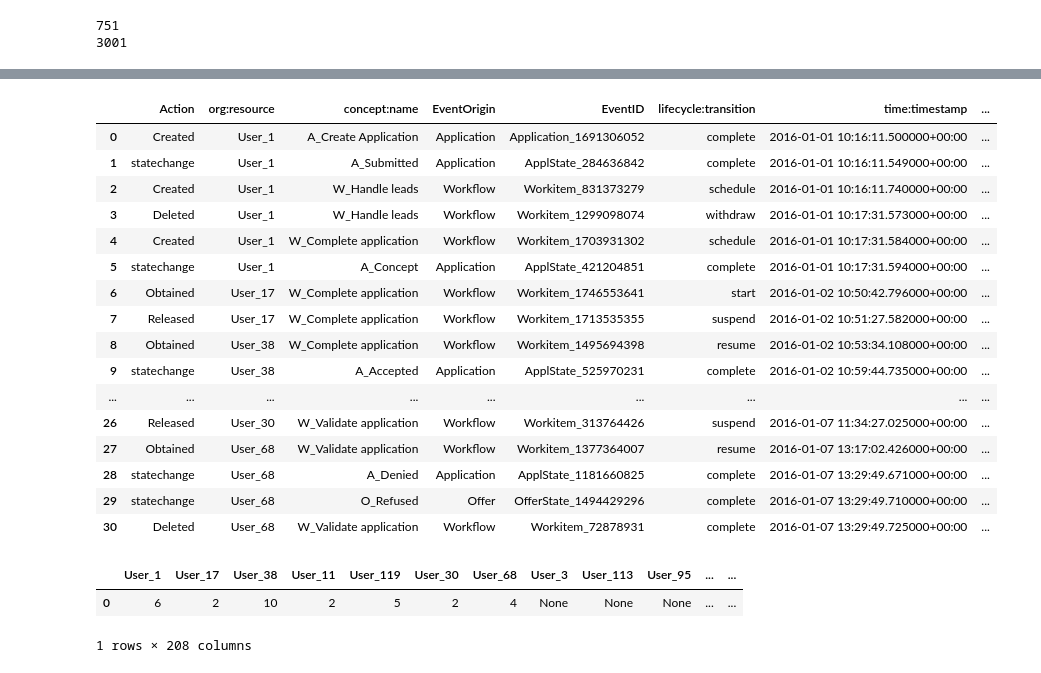
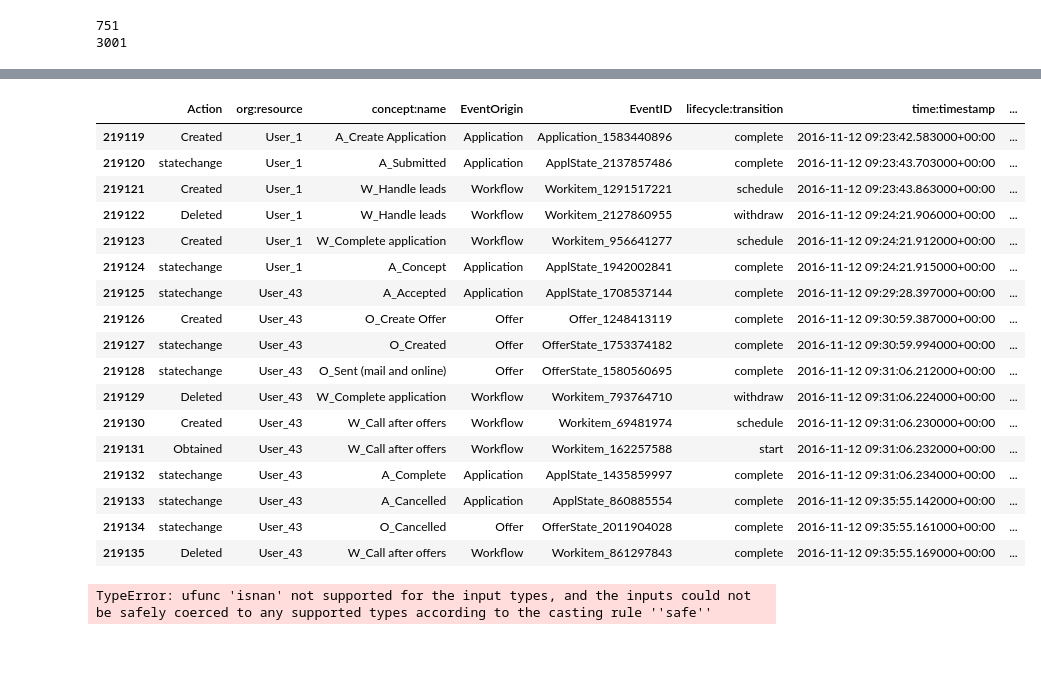
Before and after one commit to bocsardigergely/rtpm_assignment_2, a Jupyter notebook: Part 2-4/data_preprocessing_old.ipynb, the cells around one changed output, grey strips where cells are left out. Cells and saved outputs as stored; diff of their text form; code cells hidden in the pictures.

```diff
--- a/Part 2-4/data_preprocessing_old.ipynb
+++ b/Part 2-4/data_preprocessing_old.ipynb
@@ -63,26 +63,27 @@ target_cols = ['first_timestamp', 'trace_duration', 'case_outcome']
 
 res_cols = org_resource_cols + event_cols + rest_cols + target_cols
 # %%
-tester = train[train['case:concept:name'] == 'Application_1691306052']
+tester = train[train['case:concept:name'] == 'Application_1583440896']
 tester
 # %% [output]
 |  | Action | org:resource | concept:name | EventOrigin | EventID | lifecycle:transition | time:timestamp | ... |
-| 0 | Created | User_1 | A_Create Application | Application | Application_1691306052 | complete | 2016-01-01 10:16:11.500000+00:00 | ... |
-| 1 | statechange | User_1 | A_Submitted | Application | ApplState_284636842 | complete | 2016-01-01 10:16:11.549000+00:00 | ... |
-| 2 | Created | User_1 | W_Handle leads | Workflow | Workitem_831373279 | schedule | 2016-01-01 10:16:11.740000+00:00 | ... |
-| 3 | Deleted | User_1 | W_Handle leads | Workflow | Workitem_1299098074 | withdraw | 2016-01-01 10:17:31.573000+00:00 | ... |
-| 4 | Created | User_1 | W_Complete application | Workflow | Workitem_1703931302 | schedule | 2016-01-01 10:17:31.584000+00:00 | ... |
-| 5 | statechange | User_1 | A_Concept | Application | ApplState_421204851 | complete | 2016-01-01 10:17:31.594000+00:00 | ... |
-| 6 | Obtained | User_17 | W_Complete application | Workflow | Workitem_1746553641 | start | 2016-01-02 10:50:42.796000+00:00 | ... |
-| 7 | Released | User_17 | W_Complete application | Workflow | Workitem_1713535355 | suspend | 2016-01-02 10:51:27.582000+00:00 | ... |
-| 8 | Obtained | User_38 | W_Complete application | Workflow | Workitem_1495694398 | resume | 2016-01-02 10:53:34.108000+00:00 | ... |
-| 9 | statechange | User_38 | A_Accepted | Application | ApplState_525970231 | complete | 2016-01-02 10:59:44.735000+00:00 | ... |
-| ... | ... | ... | ... | ... | ... | ... | ... | ... |
-| 26 | Released | User_30 | W_Validate application | Workflow | Workitem_313764426 | suspend | 2016-01-07 11:34:27.025000+00:00 | ... |
-| 27 | Obtained | User_68 | W_Validate application | Workflow | Workitem_1377364007 | resume | 2016-01-07 13:17:02.426000+00:00 | ... |
-| 28 | statechange | User_68 | A_Denied | Application | ApplState_1181660825 | complete | 2016-01-07 13:29:49.671000+00:00 | ... |
-| 29 | statechange | User_68 | O_Refused | Offer | OfferState_1494429296 | complete | 2016-01-07 13:29:49.710000+00:00 | ... |
-| 30 | Deleted | User_68 | W_Validate application | Workflow | Workitem_72878931 | complete | 2016-01-07 13:29:49.725000+00:00 | ... |
+| 219119 | Created | User_1 | A_Create Application | Application | Application_1583440896 | complete | 2016-11-12 09:23:42.583000+00:00 | ... |
+| 219120 | statechange | User_1 | A_Submitted | Application | ApplState_2137857486 | complete | 2016-11-12 09:23:43.703000+00:00 | ... |
+| 219121 | Created | User_1 | W_Handle leads | Workflow | Workitem_1291517221 | schedule | 2016-11-12 09:23:43.863000+00:00 | ... |
+| 219122 | Deleted | User_1 | W_Handle leads | Workflow | Workitem_2127860955 | withdraw | 2016-11-12 09:24:21.906000+00:00 | ... |
+| 219123 | Created | User_1 | W_Complete application | Workflow | Workitem_956641277 | schedule | 2016-11-12 09:24:21.912000+00:00 | ... |
+| 219124 | statechange | User_1 | A_Concept | Application | ApplState_1942002841 | complete | 2016-11-12 09:24:21.915000+00:00 | ... |
+| 219125 | statechange | User_43 | A_Accepted | Application | ApplState_1708537144 | complete | 2016-11-12 09:29:28.397000+00:00 | ... |
+| 219126 | Created | User_43 | O_Create Offer | Offer | Offer_1248413119 | complete | 2016-11-12 09:30:59.387000+00:00 | ... |
+| 219127 | statechange | User_43 | O_Created | Offer | OfferState_1753374182 | complete | 2016-11-12 09:30:59.994000+00:00 | ... |
+| 219128 | statechange | User_43 | O_Sent (mail and online) | Offer | OfferState_1580560695 | complete | 2016-11-12 09:31:06.212000+00:00 | ... |
+| 219129 | Deleted | User_43 | W_Complete application | Workflow | Workitem_793764710 | withdraw | 2016-11-12 09:31:06.224000+00:00 | ... |
+| 219130 | Created | User_43 | W_Call after offers | Workflow | Workitem_69481974 | schedule | 2016-11-12 09:31:06.230000+00:00 | ... |
+| 219131 | Obtained | User_43 | W_Call after offers | Workflow | Workitem_162257588 | start | 2016-11-12 09:31:06.232000+00:00 | ... |
+| 219132 | statechange | User_43 | A_Complete | Application | ApplState_1435859997 | complete | 2016-11-12 09:31:06.234000+00:00 | ... |
+| 219133 | statechange | User_43 | A_Cancelled | Application | ApplState_860885554 | complete | 2016-11-12 09:35:55.142000+00:00 | ... |
+| 219134 | statechange | User_43 | O_Cancelled | Offer | OfferState_2011904028 | complete | 2016-11-12 09:35:55.161000+00:00 | ... |
+| 219135 | Deleted | User_43 | W_Call after offers | Workflow | Workitem_861297843 | complete | 2016-11-12 09:35:55.169000+00:00 | ... |
 # %%
 def aggregate_df(df, res_cols):
     """
@@ -112,7 +113,10 @@ def aggregate_df(df, res_cols):
        'OfferedAmount', 'case:LoanGoal', 'case:ApplicationType', 'case:RequestedAmount']
 
         for col in rest_cols:
-            res_dict[col] = row[col]
+            if res_dict[col] is None:
+                res_dict[col] = row[col]
+            elif np.isnan(res_dict[col]):
+                res_dict[col] = row[col]
 
         # time stuff
         #keeping the first timestamp of the case for calculation purposes
@@ -123,11 +127,9 @@ def aggregate_df(df, res_cols):
 
     return res_dict
 
-pd.DataFrame.from_dict([aggregate_df(tester, res_cols)])
+pd.DataFrame.from_dict([aggregate_df(tester, res_cols)])["MonthlyCost"][0]
 # %% [output]
-|  | User_1 | User_17 | User_38 | User_11 | User_119 | User_30 | User_68 | User_3 | User_113 | User_95 | ... | ... |
-| 0 | 6 | 2 | 10 | 2 | 5 | 2 | 4 | None | None | None | ... | ... |
-1 rows × 208 columns
+TypeError: ufunc 'isnan' not supported for the input types, and the inputs could not be safely coerced to any supported types according to the casting rule ''safe''
 # %%
 def add_to_aggregate(result, df_row):
     """
```
Also changed, not shown: parts of 5 cells of this notebook.
